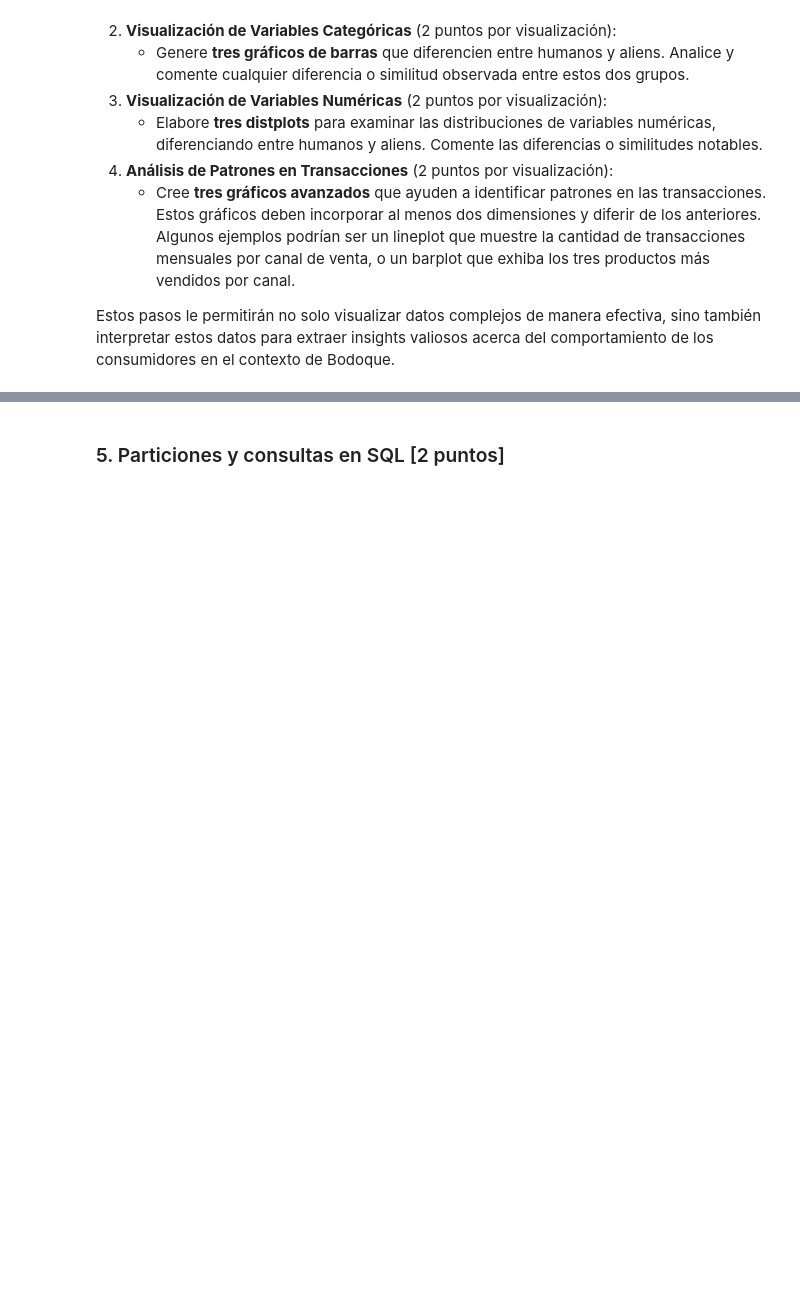
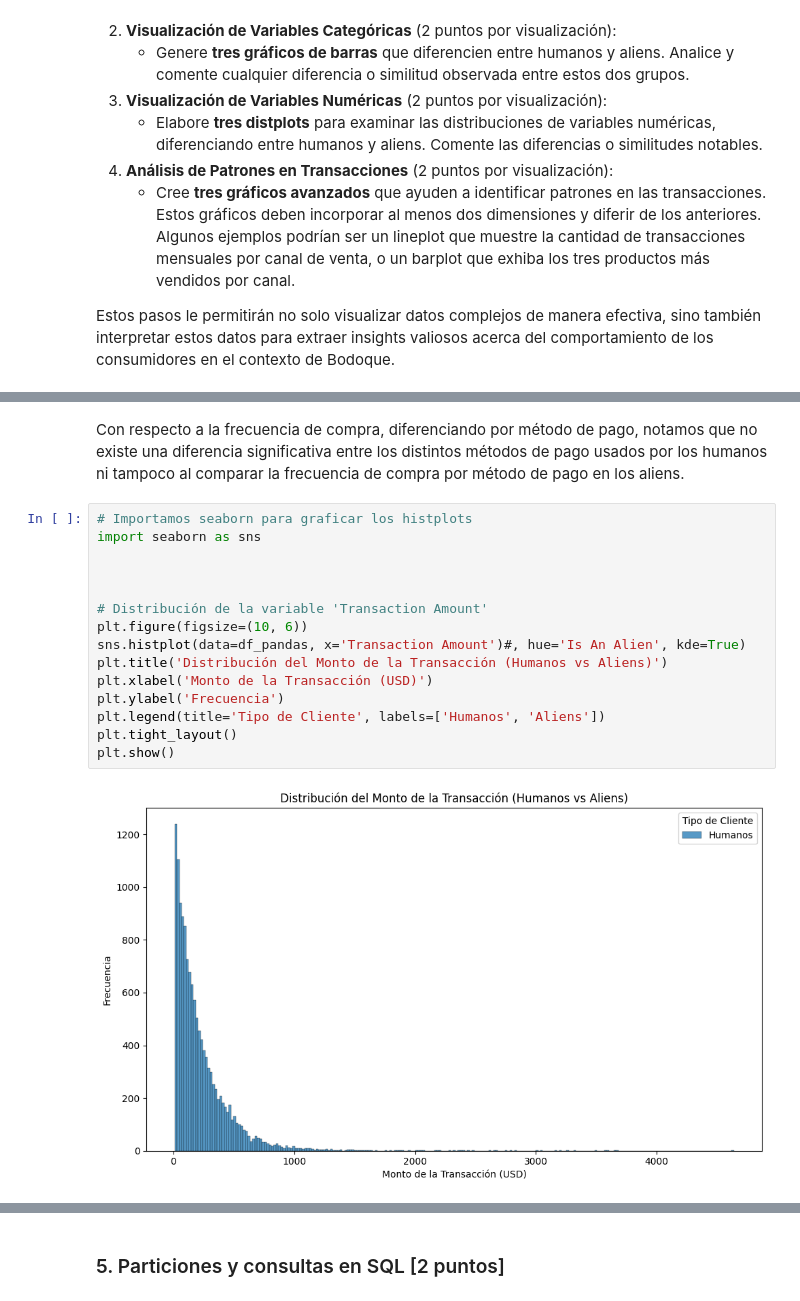
Before and after one commit to IsraPKMNPAP/Laboratorio-de-Herramientas, a Jupyter notebook: Laboratorios/Lab4_enunciado.ipynb, the cells around one changed output, grey strips where cells are left out. Drawn from its saved outputs; the diff is of its cells as text; blank space fills up the shorter version.

```diff
--- a/Laboratorios/Lab4_enunciado.ipynb
+++ b/Laboratorios/Lab4_enunciado.ipynb
@@ -539,0 +611,19 @@ Estos pasos le permitirán no solo visualizar datos complejos de manera efectiva
+# %% [markdown]
+Con respecto a la frecuencia de compra, diferenciando por método de pago, notamos que no existe una diferencia significativa entre los distintos métodos de pago usados por los humanos ni tampoco al comparar la frecuencia de compra por método de pago en los aliens.
+# %%
+# Importamos seaborn para graficar los histplots
+import seaborn as sns
+
+
+
+# Distribución de la variable 'Transaction Amount'
+plt.figure(figsize=(10, 6))
+sns.histplot(data=df_pandas, x='Transaction Amount')#, hue='Is An Alien', kde=True)
+plt.title('Distribución del Monto de la Transacción (Humanos vs Aliens)')
+plt.xlabel('Monto de la Transacción (USD)')
+plt.ylabel('Frecuencia')
+plt.legend(title='Tipo de Cliente', labels=['Humanos', 'Aliens'])
+plt.tight_layout()
+plt.show()
+# %% [output]
+[figure, added]
```
Also changed, not shown: parts of 15 cells of this notebook.
